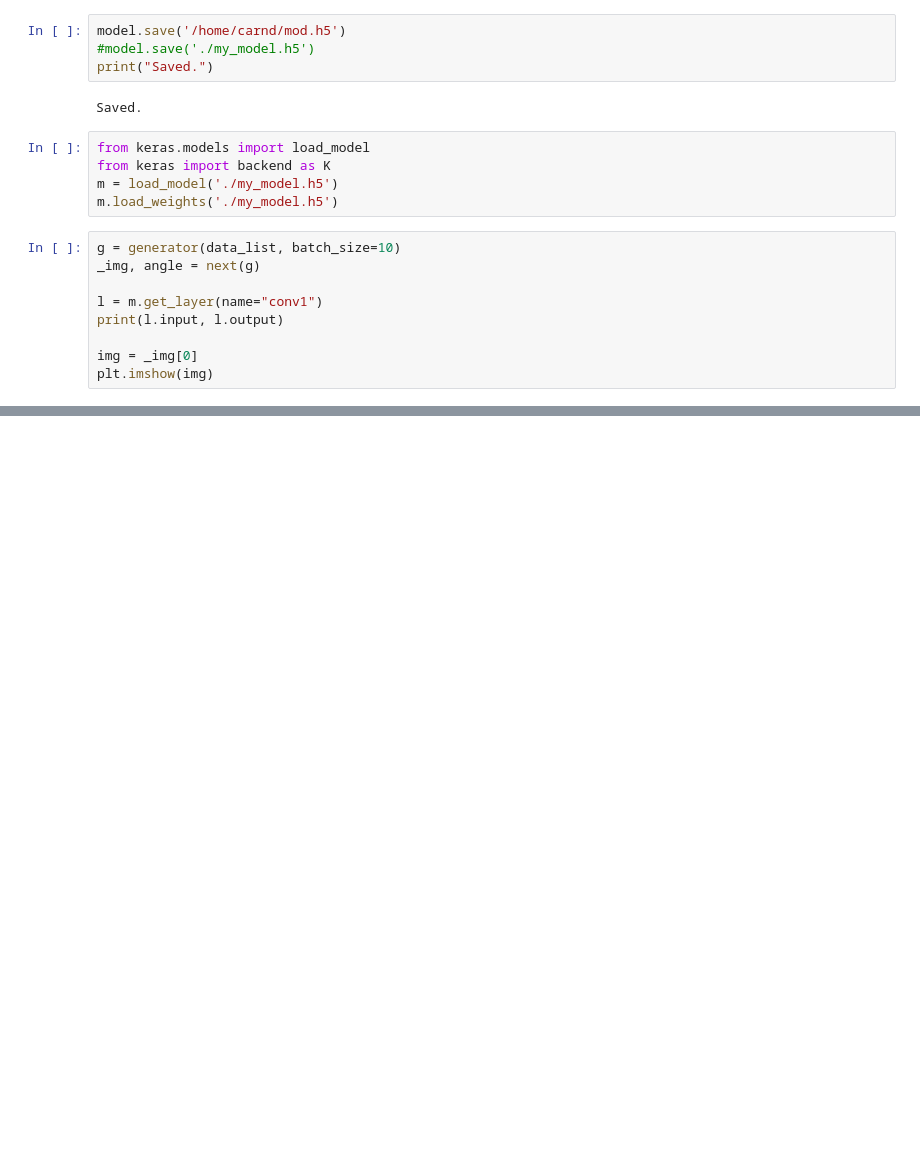
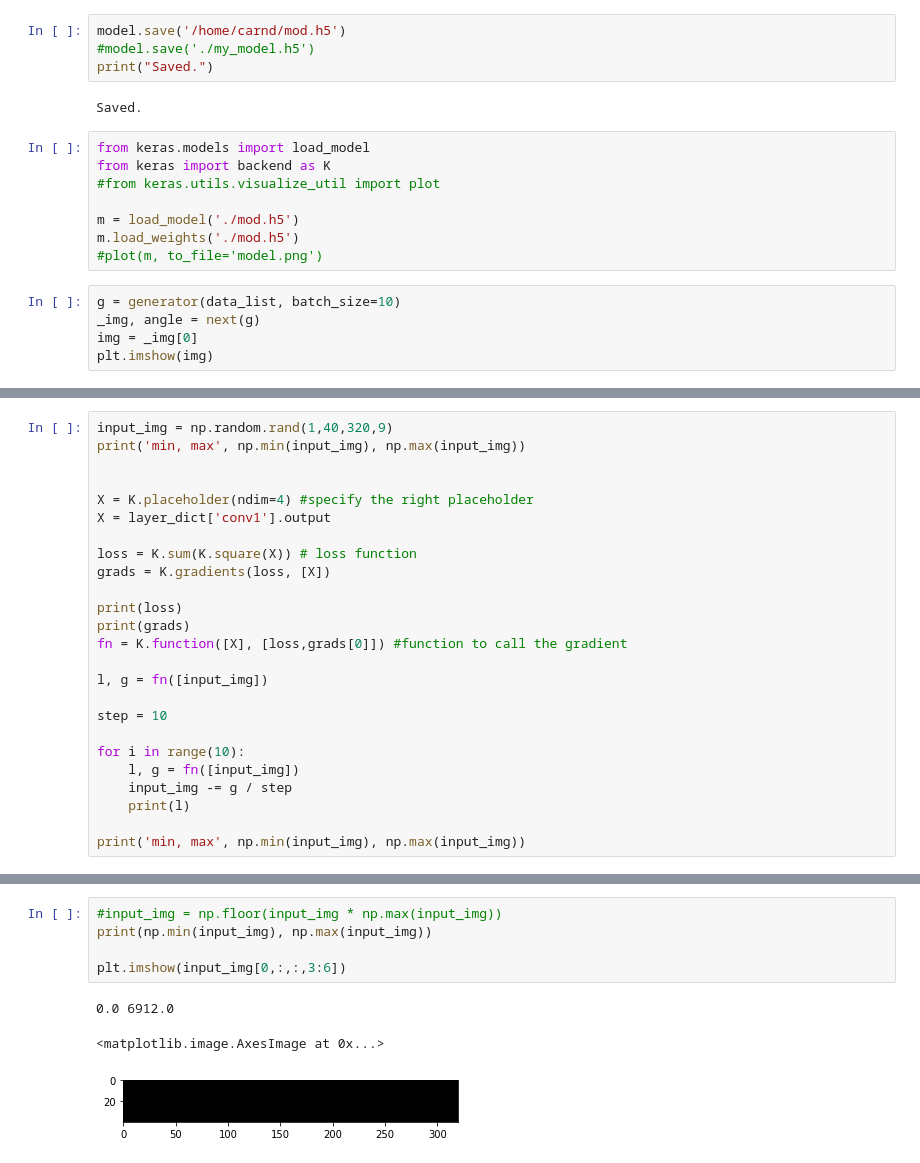
Before and after one commit to tempflip/CarND-Behavioral-Cloning-P3, a Jupyter notebook: generate_model.py.ipynb, the cells around one changed output, grey strips where cells are left out. Cells and saved outputs as stored; diff of their text form; blank space fills up the shorter version.

```diff
--- a/generate_model.py.ipynb
+++ b/generate_model.py.ipynb
@@ -259,15 +264,14 @@ Saved.
 # %%
 from keras.models import load_model
 from keras import backend as K
-m = load_model('./my_model.h5')
-m.load_weights('./my_model.h5')
+#from keras.utils.visualize_util import plot
+
+m = load_model('./mod.h5')
+m.load_weights('./mod.h5')
+#plot(m, to_file='model.png')
 # %%
 g = generator(data_list, batch_size=10)
 _img, angle = next(g)
-
-l = m.get_layer(name="conv1")
-print(l.input, l.output)
-
 img = _img[0]
 plt.imshow(img)
 # %% [output]
@@ -296,0 +332,25 @@ plt.imshow(r[0,0,:,:,9])
+# %%
+input_img = np.random.rand(1,40,320,9)
+print('min, max', np.min(input_img), np.max(input_img))
+
+
+X = K.placeholder(ndim=4) #specify the right placeholder
+X = layer_dict['conv1'].output
+
+loss = K.sum(K.square(X)) # loss function
+grads = K.gradients(loss, [X])
+
+print(loss)
+print(grads)
+fn = K.function([X], [loss,grads[0]]) #function to call the gradient
+
+l, g = fn([input_img])
+
+step = 10
+
+for i in range(10):
+    l, g = fn([input_img])
+    input_img -= g / step
+    print(l)
+
+print('min, max', np.min(input_img), np.max(input_img))
@@ -296,0 +372,9 @@ plt.imshow(r[0,0,:,:,9])
+# %%
+#input_img = np.floor(input_img * np.max(input_img))
+print(np.min(input_img), np.max(input_img))
+
+plt.imshow(input_img[0,:,:,3:6])
+# %% [output]
+0.0 6912.0
+<matplotlib.image.AxesImage at 0x...>
+[figure, added]
```
Also changed, not shown: parts of 9 cells of this notebook.
